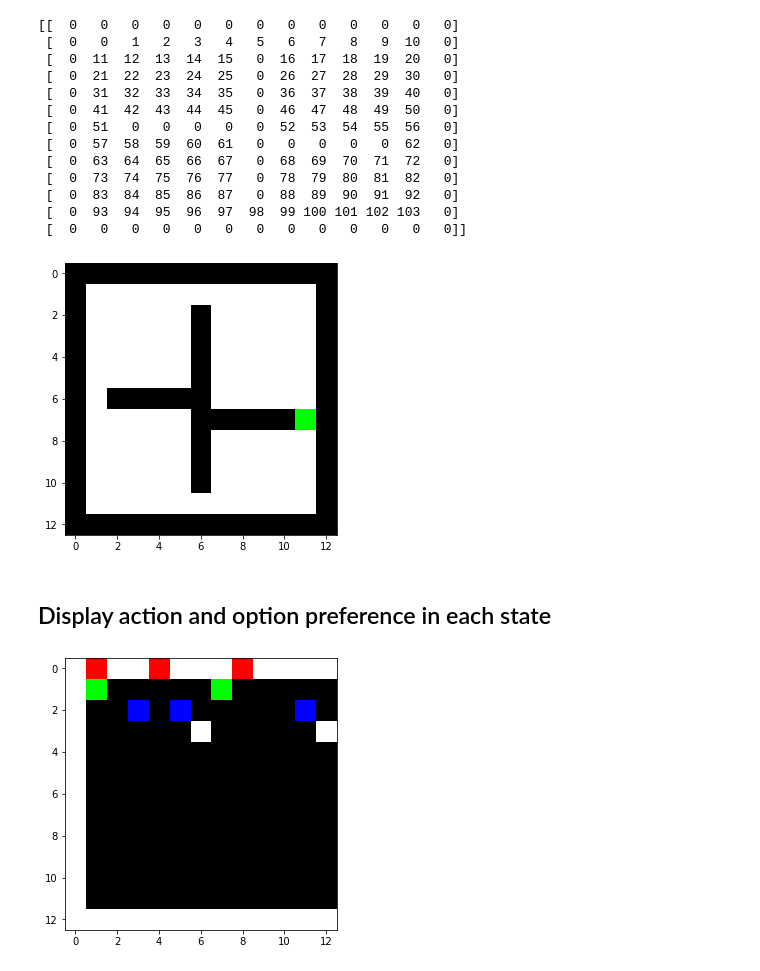
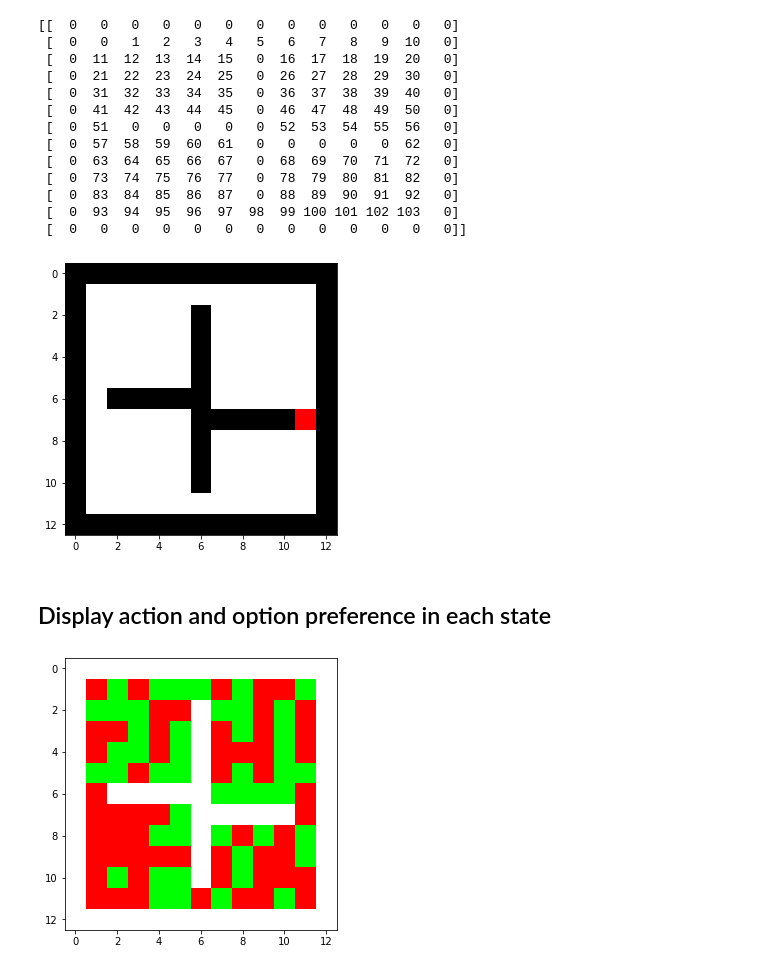
Before and after one commit to covector/AOAOC, a Jupyter notebook: code/Experiment.ipynb, the cells around one changed output. Drawn from its saved outputs; the diff is of its cells as text; code cells hidden in the pictures.

```diff
--- a/code/Experiment.ipynb
+++ b/code/Experiment.ipynb
@@ -17,7 +17,7 @@ class Arguments:
         self.nepisodes=4000
         self.nruns=1
         self.nsteps=2000
-        self.noptions=4
+        self.noptions=2
 
         # Learning Rates
         self.lr_term=0.1
@@ -31,16 +31,15 @@ class Arguments:
         # Environment Parameters
         self.discount=0.99
         self.deterministic = False
-        self.punishEachStep = False
+        self.punishEachStep = True
+        self.modified = True
 
         # Attention Parameters
-        self.h_learn=True
-        self.clipthres = 0.1
-        self.stretchthres = 1.
-        self.stretchstep = 1.
+        self.h_learn = False
+        self.normalize = True
 
         # Distraction Parameters
-        self.xi=1.
+        self.xi=0.
         self.n=0.5
 
         # Policy Parameters
@@ -49,9 +48,9 @@ class Arguments:
 
         # Objective Parameters
         self.wo1 = 1.   #q
-        self.wo2 = 2.    #cosim
-        self.wo3 = 2.    #entropy
-        self.wo4 = 5.    #size
+        self.wo2 = 1.    #cosim
+        self.wo3 = 0.    #entropy
+        self.wo4 = 0.    #size
         self.wo4p = 2
 
         # Randomness Parameters
@@ -59,12 +58,12 @@ class Arguments:
         self.seed_startstate=1111
 
         # Display Parameters
-        self.showMap = False
+        self.showMap = True
         self.showAttention = False
 
         # Other Parameters
         self.baseline=True
-        self.dc = 0.1
+        self.dc = 0.2
 
 
 args = Arguments()
@@ -74,7 +73,7 @@ args = Arguments()
 ## Set up
 # %%
 rng = np.random.RandomState(args.seed)
-env = Fourrooms(args.seed_startstate, args.punishEachStep, args.deterministic)
+env = Fourrooms(args.seed_startstate, args.punishEachStep, args.deterministic, args.modified)
 R = 50.
 
 possible_next_goals = [68, 69, 70, 71, 72, 78, 79, 80, 81, 82, 88, 89, 90, 91, 92, 93, 99, 100, 101, 102, 103]
@@ -82,7 +81,7 @@ possible_next_goals = [68, 69, 70, 71, 72, 78, 79, 80, 81, 82, 88, 89, 90, 91, 9
 features = Tabular(env.observation_space)
 nfeatures, nactions = len(features), env.action_space
 
-viz = Visualization(env, args)
+viz = Visualization(env, args, nactions)
 # %% [markdown]
 ## Main loop
 # %%
@@ -205,38 +190,38 @@ print(states)
  [  0  93  94  95  96  97  98  99 100 101 102 103   0]
  [  0   0   0   0   0   0   0   0   0   0   0   0   0]]
 # %%
-option = 2
+startState = 57
 # Simulation
-observation = env.reset(57)
+observation = env.reset(startState)
 viz.resetMap(phi)
 
 option = policy_over_options.sample(phi)
 action = options[option].sample(phi)
 
 for step in range(args.nsteps):
     observation, reward, done, _ = env.step(action)
     phi = features(observation)
 
     #render
     clear_output(wait=True)
     viz.showMap(phi, option)
 
     if options[option].terminate(phi):
         option = policy_over_options.sample(phi)
 
     action = options[option].sample(phi)
 
     if done:
         break
 # %% [output]
-[figure, old version]
+[figure, new version]
 # %% [markdown]
 ## Display action and option preference in each state
 # %%
 # Display option preference
 viz.showPref(policy_over_options.weightsP)
 # %% [output]
-[figure, old version]
+[figure, new version]
 # %%
 opt = 0
 # Display action preference for opt
```
Also changed, not shown: parts of 4 cells of this notebook, 3 other files.
